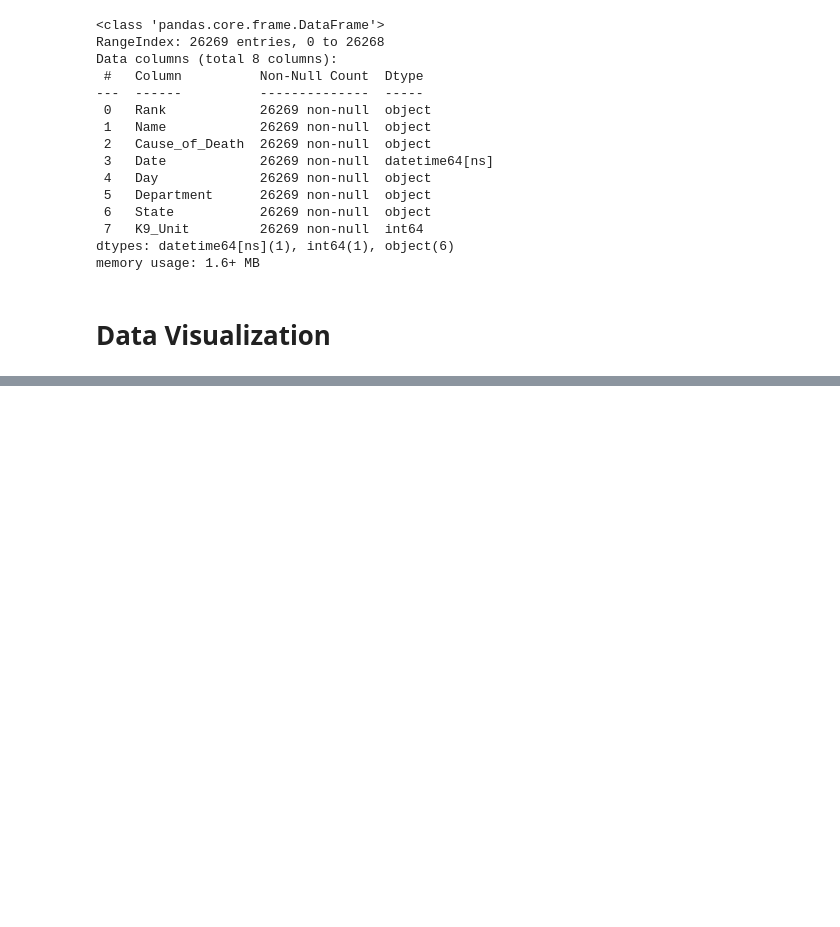
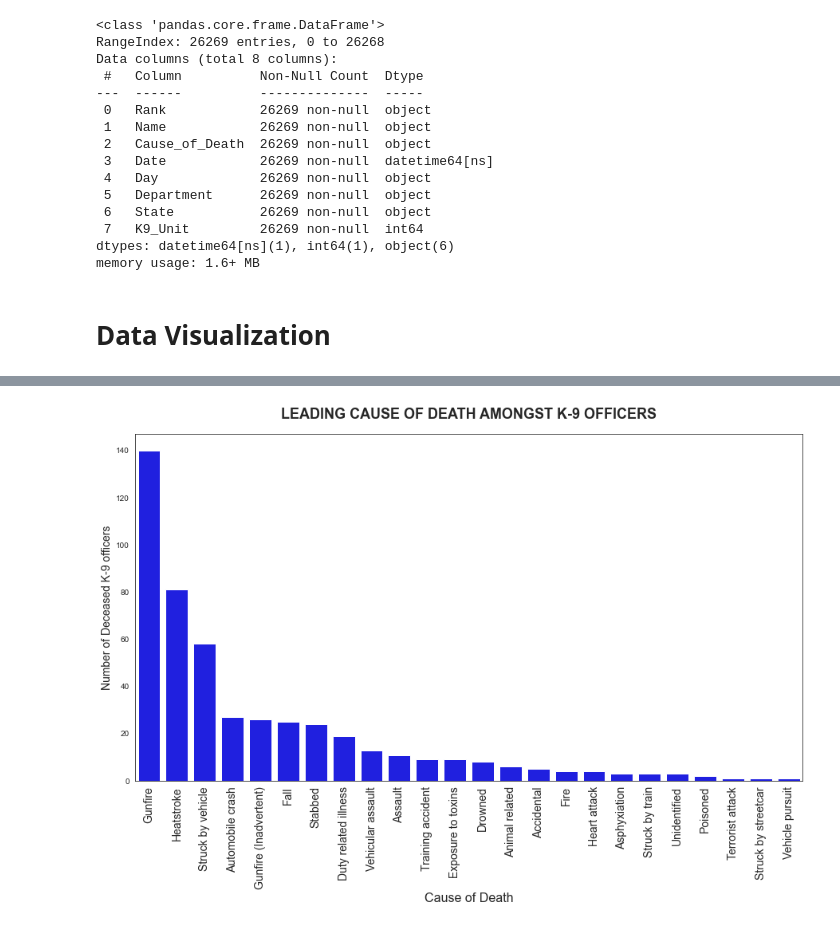
Before and after one commit to muniruelijah/Data_vizualization_of_police_dataset, a Jupyter notebook: Police-deaths-visualization.ipynb, the cells around one changed output, grey strips where cells are left out. Saved outputs shown, nothing was run; the diff lists cells and outputs as text; code cells hidden in the pictures; blank space fills up the shorter version.

```diff
--- a/Police-deaths-visualization.ipynb
+++ b/Police-deaths-visualization.ipynb
@@ -157,0 +165,16 @@ plt.show()
+# %%
+plt.figure(figsize=(15,8))
+sns.countplot(data = K9_Unit,
+            x = 'Cause_of_Death',
+            color = 'b',
+            order = K9_Unit['Cause_of_Death'].value_counts().index
+            )
+plt.xticks(fontsize = 14, rotation = 90)
+plt.ylabel('Number of Deceased K-9 officers', fontsize = 14)
+plt.xlabel('Cause of Death', fontsize = 16)
+plt.title('Leading Cause of Death Amongst K-9 Officers'.upper(),
+            fontdict= { 'fontsize' : 18, 'fontweight' :'bold'},
+            y = 1.03)
+plt.show()
+# %% [output]
+[figure, added]
```
Also changed, not shown: parts of 9 cells of this notebook.
